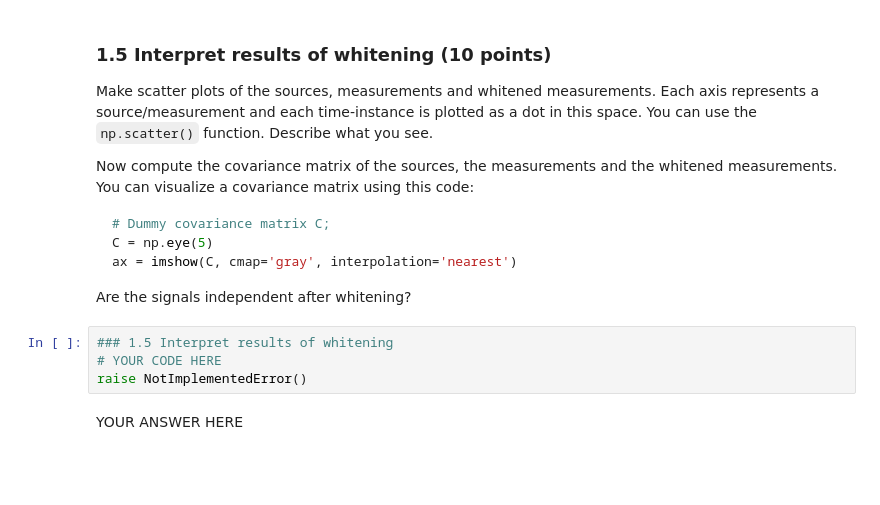
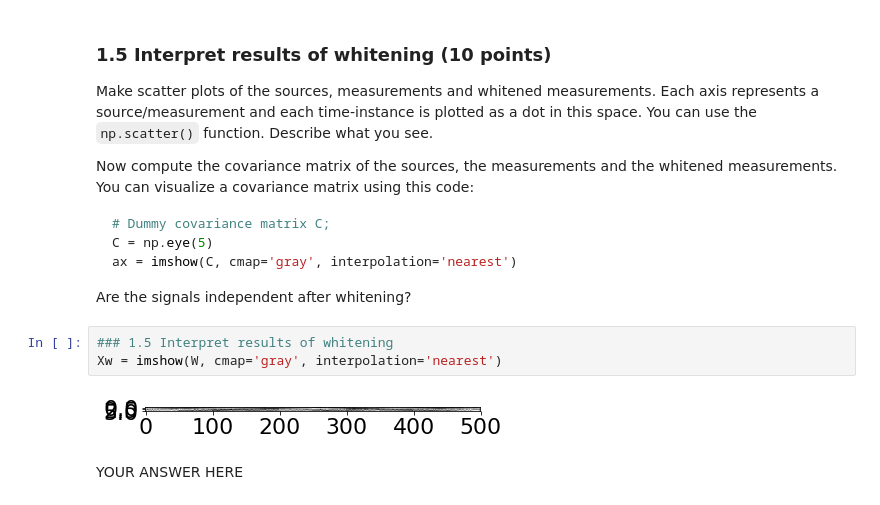
Before and after one commit to danakianfar/machine_learning_2_labs, a Jupyter notebook: lab1/lab1.ipynb, the cells around one changed output. Cells and saved outputs as stored; diff of their text form; blank space fills up the shorter version.

```diff
--- a/lab1/lab1.ipynb
+++ b/lab1/lab1.ipynb
@@ -191,8 +259,9 @@ ax = imshow(C, cmap='gray', interpolation='nearest')
 Are the signals independent after whitening?
 # %%
 ### 1.5 Interpret results of whitening
-# YOUR CODE HERE
-raise NotImplementedError()
+Xw = imshow(W, cmap='gray', interpolation='nearest')
+# %% [output]
+[figure, added]
 # %% [markdown]
 YOUR ANSWER HERE
 # %% [markdown]
```
Also changed, not shown: parts of 16 cells of this notebook.
